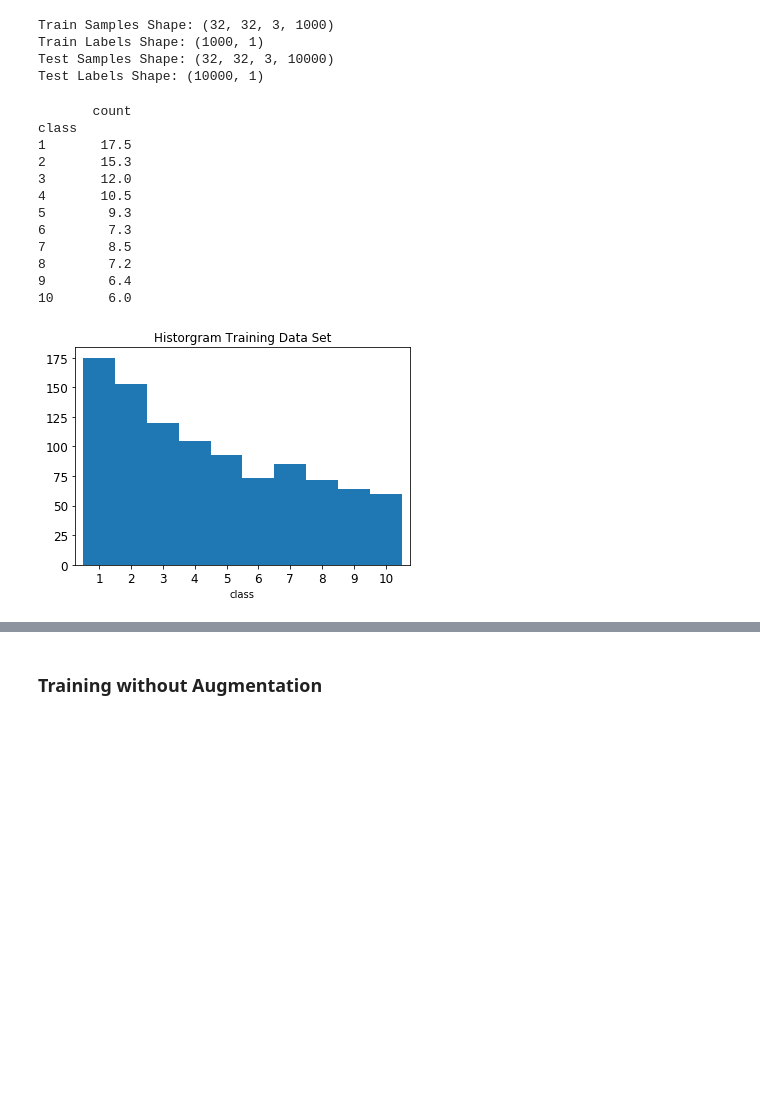
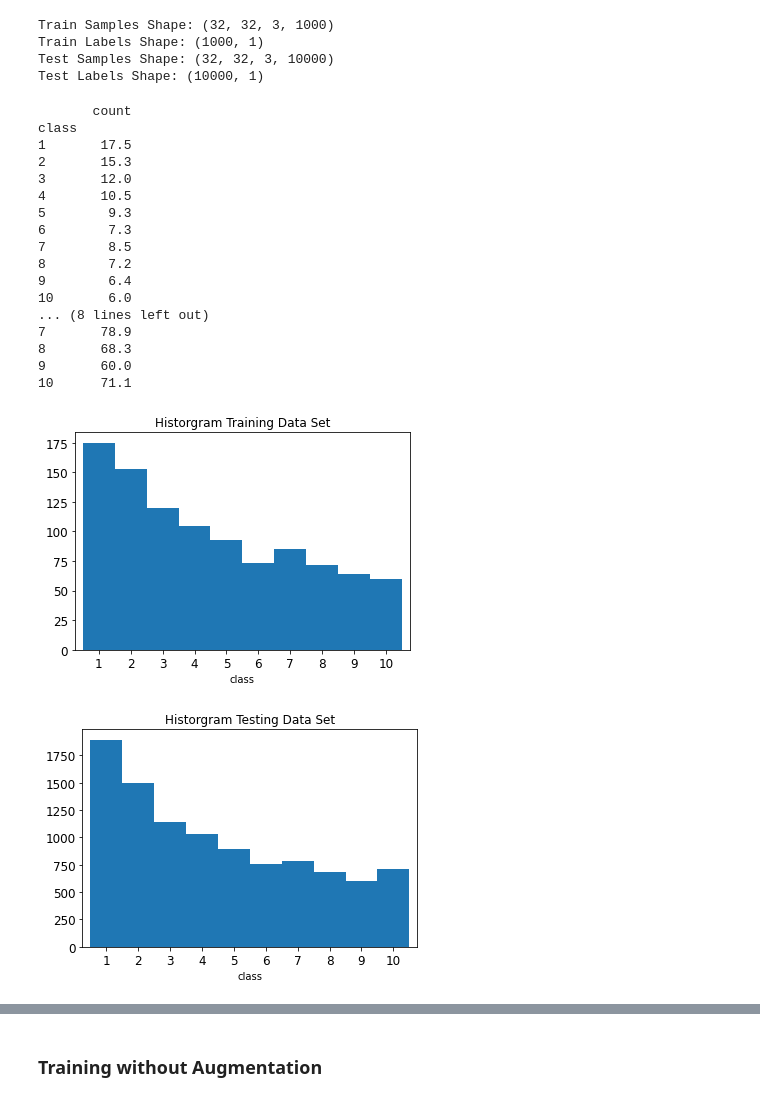
Before and after one commit to zeroxiga/ML-Data-Augmentation---SVHN, a Jupyter notebook: Data Augmentation - SVHN.ipynb, the cells around one changed output, grey strips where cells are left out. Cells and saved outputs as stored; diff of their text form; code cells hidden in the pictures; blank space fills up the shorter version.

```diff
--- a/Data Augmentation - SVHN.ipynb
+++ b/Data Augmentation - SVHN.ipynb
@@ -37,6 +44,6 @@ Data loading. Using scipy to load the data
 # %%
-svhn_train = scipy.io.loadmat('./Data/Q3/q3_train.mat')
-svhn_test = scipy.io.loadmat('./Data/Q3/q3_test.mat')
+svhn_train = scipy.io.loadmat('/content/drive/My Drive/CAB420/Assignment 1A/Data/Q3/q3_train.mat')
+svhn_test = scipy.io.loadmat('/content/drive/My Drive/CAB420/Assignment 1A/Data/Q3/q3_test.mat')
 
 print('Train Samples Shape:', svhn_train['train_X'].shape)
 print('Train Labels Shape:', svhn_train['train_Y'].shape)
@@ -51,20 +58,30 @@ Test Labels Shape: (10000, 1)
 # %%
 # Check class distribution
 df_training_count = pd.DataFrame(pd.DataFrame(svhn_train['train_Y'].tolist(), columns=['class']).groupby('class').size(), columns=['count'])
 df_training_count.plot(kind='bar', title ="Historgram Training Data Set", figsize=(6, 4), legend=False, fontsize=12, rot=0, width=1)
 print(round(df_training_count/df_training_count.shape[0],2))
+
+df_testing_count = pd.DataFrame(pd.DataFrame(svhn_test['test_Y'].tolist(), columns=['class']).groupby('class').size(), columns=['count'])
+df_testing_count.plot(kind='bar', title ="Historgram Testing Data Set", figsize=(6, 4), legend=False, fontsize=12, rot=0, width=1)
+print(round(df_testing_count/df_testing_count.shape[0],2))
 # %% [output]
        count
 class
 1       17.5
 2       15.3
 3       12.0
 4       10.5
 5        9.3
 6        7.3
 7        8.5
 8        7.2
 9        6.4
 10       6.0
+... (8 lines left out)
+7       78.9
+8       68.3
+9       60.0
+10      71.1
-[figure, old version]
+[figure, new version]
+[figure, added]
 # %%
```
Also changed, not shown: parts of 64 cells of this notebook.
